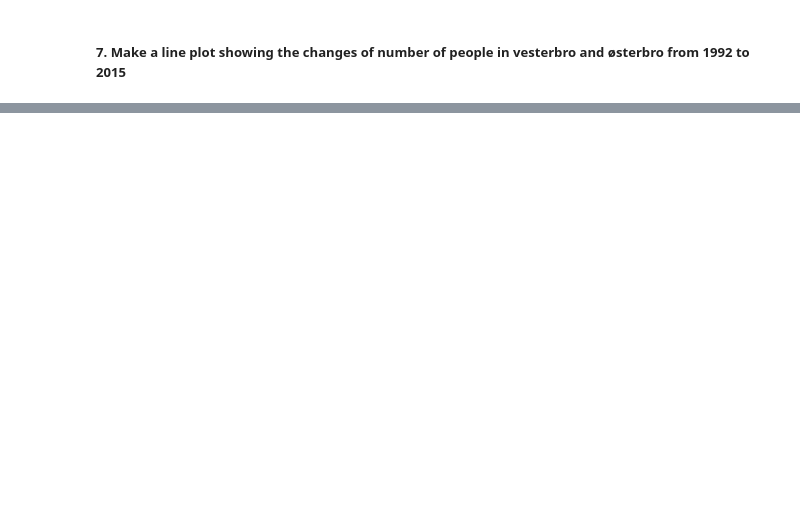
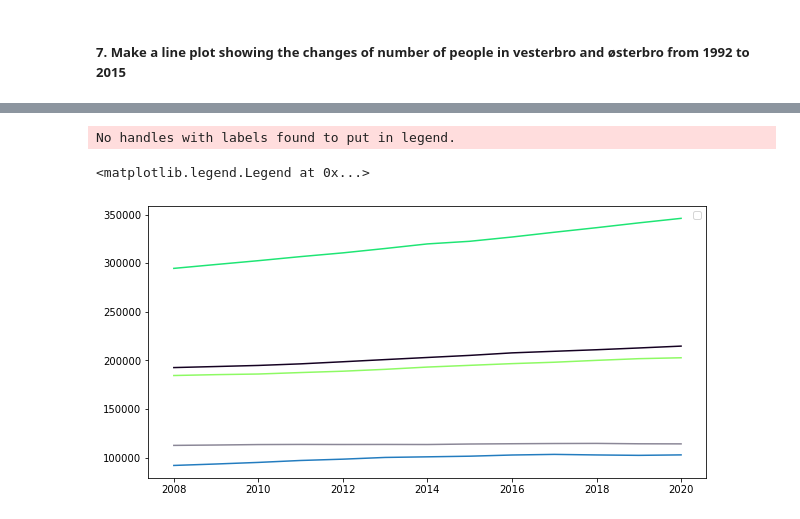
Before and after one commit to MiaSimone/Python_hand_in, a Jupyter notebook: Week_4.ipynb, the cells around one changed output, grey strips where cells are left out. Saved outputs shown, nothing was run; the diff lists cells and outputs as text; code cells hidden in the pictures; blank space fills up the shorter version.

```diff
--- a/Week_4.ipynb
+++ b/Week_4.ipynb
@@ -117,0 +150,6 @@ plt.show()
+# %%
+# 3 Now load your demographic data with numpy.
+
+with open('./demografic_cleaned.csv') as file:
+    data = np.loadtxt(file, delimiter = ';', dtype = np.uint)
+data
@@ -117,0 +164,6 @@ plt.show()
+# %%
+# 4 Use file: BY_KODER_demographics.csv to get cities from the city codes
+
+with open('../data/DKstat_bykoder.csv') as f:
+    cities = np.genfromtxt(f, delimiter = ';', dtype = ['<i8', 'U15'])
+cities
@@ -117,0 +226,36 @@ plt.show()
+# %%
+# 6 Create a line chart with 5 lines showing population changes in the 5 largest cities from 2008 to 2020
+
+import random as random
+
+def people_in_city(city_code):
+    res = {year: data[(data[:, 0] == city_code) & (data[:, 3] == year)][:, 4].sum() for year in np.arange(2008, 2021)}
+    return res
+
+cities_in_list = []
+
+for d in data[:, 0]:
+    if not cities_in_list.__contains__(d):
+        cities_in_list.append(d)
+
+persons_in_city = {city[1].strip(' '):
+    people_in_city(city[0])
+    for city in cities if city[0] in cities_in_list
+    }
+
+non_cities = ['Hele-landet', 'Region-Hovedst', 'Region-Midtjyl', 'Region-Syddanm', 'Region-Sjællan', 'Region-Nordjyl']
+for non_city in non_cities:
+    persons_in_city.pop(non_city)
+
+# sort list
+sorted_as_tuples = sorted(persons_in_city.items(), key = lambda item: item[1][2020], reverse=True)
+sorted_as_tuples = sorted_as_tuples[:5]
+
+plt.figure(figsize=(10, 5))
+for k, v in sorted_as_tuples:
+    plt.plot(list(v.keys()), list(v.values()), marker='', color=[random.random(), random.random(), random.random()])
+plt.legend()
+# %% [output]
+No handles with labels found to put in legend.
+<matplotlib.legend.Legend at 0x...>
+[figure, added]
```
Also changed, not shown: parts of 12 cells of this notebook, 9 other files.
